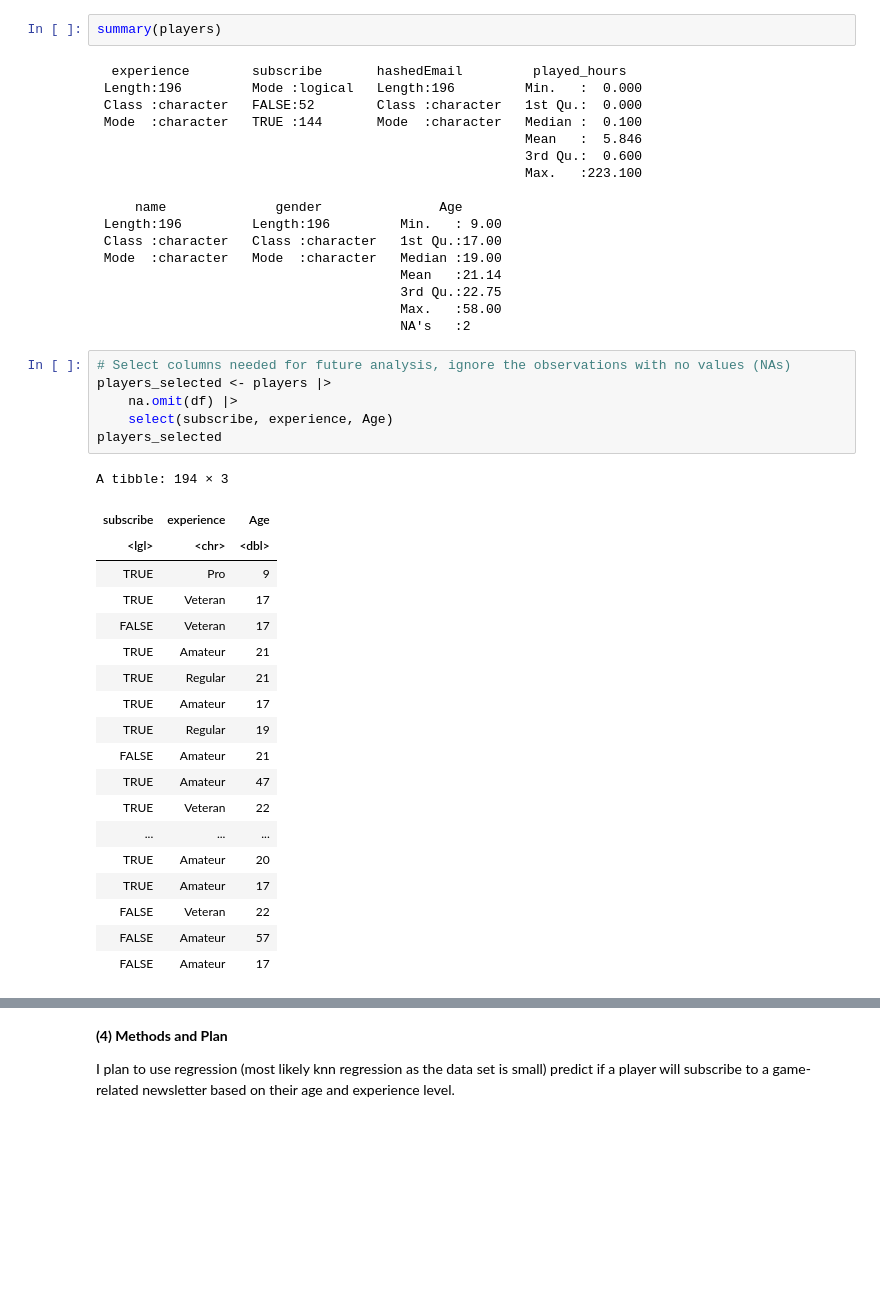
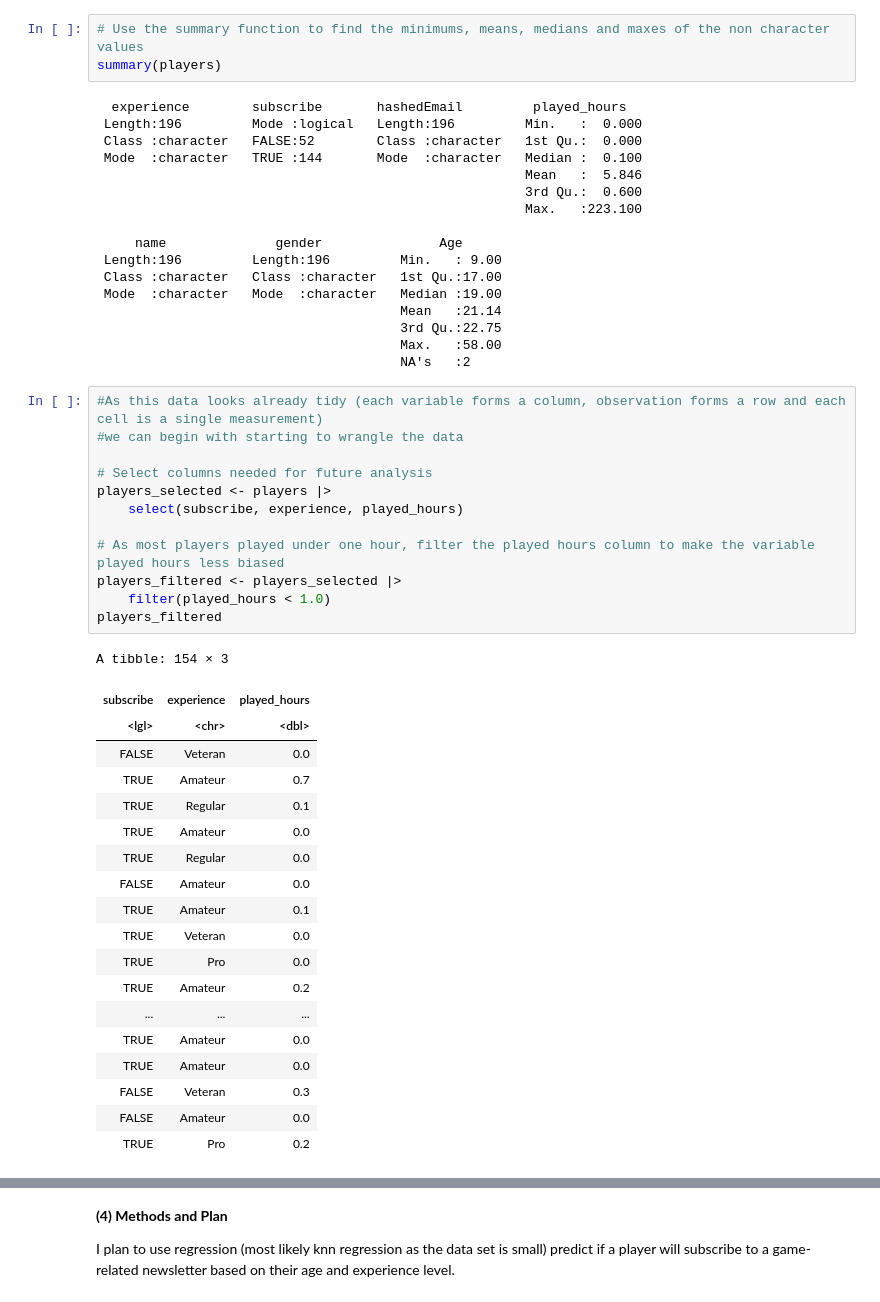
Before and after one commit to adabreker/dcsiproject, a Jupyter notebook: ProjectPlanningIndividual_AB.ipynb, the cells around one changed output, grey strips where cells are left out. Drawn from its saved outputs; the diff is of its cells as text; blank space fills up the shorter version.

```diff
--- a/ProjectPlanningIndividual_AB.ipynb
+++ b/ProjectPlanningIndividual_AB.ipynb
@@ -77,4 +99,5 @@ lgl (1): subscribe
 # %%
+# Use the summary function to find the minimums, means, medians and maxes of the non character values
 summary(players)
 # %% [output]
   experience        subscribe       hashedEmail         played_hours
@@ -94,29 +117,35 @@ summary(players)
                                        Max.   :58.00
                                        NA's   :2
 # %%
-# Select columns needed for future analysis, ignore the observations with no values (NAs)
+#As this data looks already tidy (each variable forms a column, observation forms a row and each cell is a single measurement)
+#we can begin with starting to wrangle the data
+
+# Select columns needed for future analysis
 players_selected <- players |>
-    na.omit(df) |>
-    select(subscribe, experience, Age)
-players_selected
+    select(subscribe, experience, played_hours)
+
+# As most players played under one hour, filter the played hours column to make the variable played hours less biased
+players_filtered <- players_selected |>
+    filter(played_hours < 1.0)
+players_filtered
 # %% [output]
-A tibble: 194 × 3
+A tibble: 154 × 3
-| subscribe | experience | Age |
+| subscribe | experience | played_hours |
 | <lgl> | <chr> | <dbl> |
-| TRUE | Pro | 9 |
-| TRUE | Veteran | 17 |
-| FALSE | Veteran | 17 |
-| TRUE | Amateur | 21 |
-| TRUE | Regular | 21 |
-| TRUE | Amateur | 17 |
-| TRUE | Regular | 19 |
-| FALSE | Amateur | 21 |
-| TRUE | Amateur | 47 |
-| TRUE | Veteran | 22 |
+| FALSE | Veteran | 0.0 |
+| TRUE | Amateur | 0.7 |
+| TRUE | Regular | 0.1 |
+| TRUE | Amateur | 0.0 |
+| TRUE | Regular | 0.0 |
+| FALSE | Amateur | 0.0 |
+| TRUE | Amateur | 0.1 |
+| TRUE | Veteran | 0.0 |
+| TRUE | Pro | 0.0 |
+| TRUE | Amateur | 0.2 |
 | ... | ... | ... |
-| TRUE | Amateur | 20 |
-| TRUE | Amateur | 17 |
-| FALSE | Veteran | 22 |
-| FALSE | Amateur | 57 |
-| FALSE | Amateur | 17 |
+| TRUE | Amateur | 0.0 |
+| TRUE | Amateur | 0.0 |
+| FALSE | Veteran | 0.3 |
+| FALSE | Amateur | 0.0 |
+| TRUE | Pro | 0.2 |
 # %%
```
Also changed, not shown: parts of 8 cells of this notebook.
